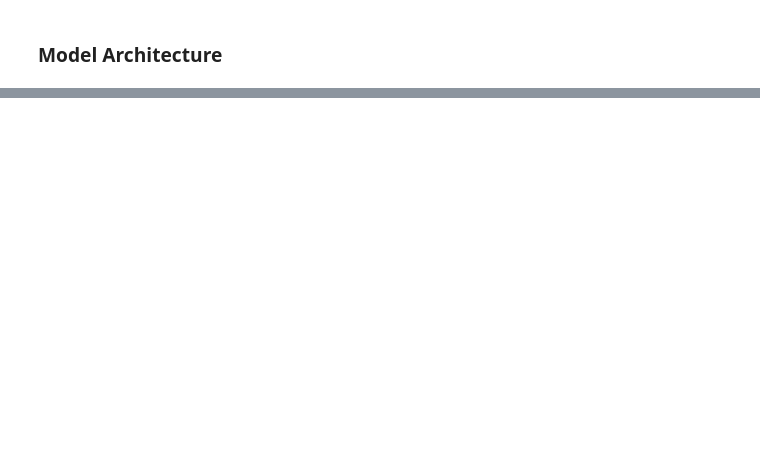
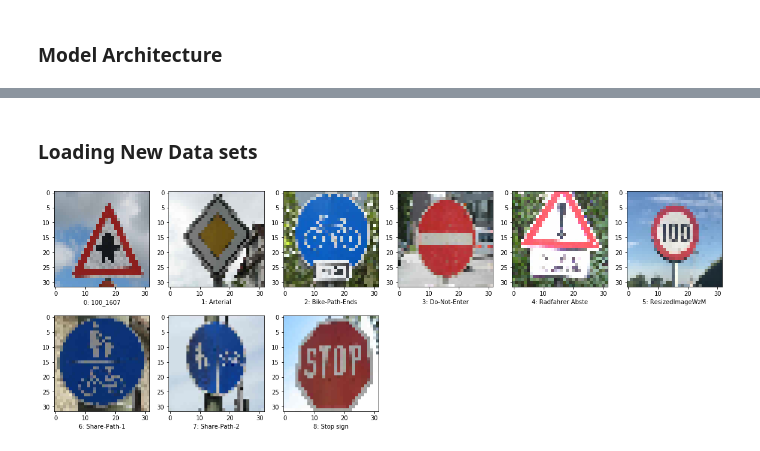
Before and after one commit to JohnBetaCode/CarND-P3-Traffic_Sign_Classifier, a Jupyter notebook: Traffic_Sign_Classifier.ipynb, the cells around one changed output, grey strips where cells are left out. Saved outputs shown, nothing was run; the diff lists cells and outputs as text; code cells hidden in the pictures; blank space fills up the shorter version.

```diff
--- a/Traffic_Sign_Classifier.ipynb
+++ b/Traffic_Sign_Classifier.ipynb
@@ -249,0 +317,21 @@ def outputFeatureMap(image_input, tf_activation, activation_min=-1, activation_m
+# %% [markdown]
+### Loading New Data sets
+# %%
+path = "traffic-signs-data/other_signs"
+extensions = ["jpg","gif","png","tga"]
+
+# Load images in 'path'
+image_path_list = [item for i in [glob.glob(path+'/*.%s' % ext) for ext in extensions] for item in i]
+image_list = np.asarray([cv2.cvtColor(cv2.resize(cv2.imread(img_path), image_shape[:2]), cv2.COLOR_BGR2RGB) \
+              for idx, img_path in enumerate(image_path_list)])
+
+# Visualize new dataset
+plt.figure(figsize=(20,30)); columns = 6
+for idx in range(0, len(image_list) if len(image_list) <= 12 else 12):
+    ax = plt.subplot(np.ceil(n_classes/columns), columns, idx + 1)
+    plt.imshow(image_list[idx])
+    ax.set_xlabel(str(idx)+": "+image_path_list[idx].split("/")[-1].split(".")[0][0:15])
+plt.savefig('writeup_files/new_data_set.png')
+plt.show()
+# %% [output]
+[figure, added]
```
Also changed, not shown: parts of 46 cells of this notebook, 24 other files.
